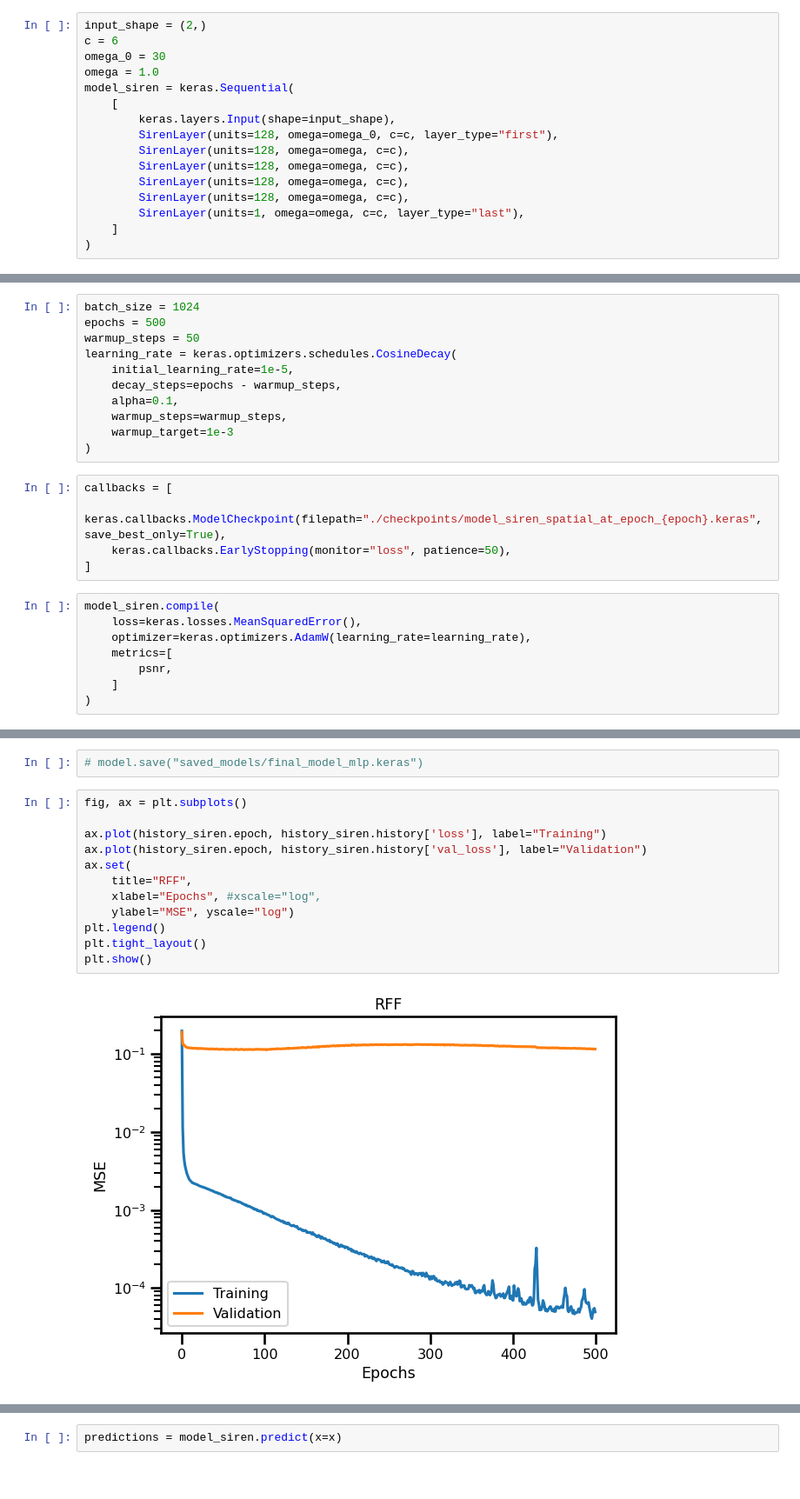
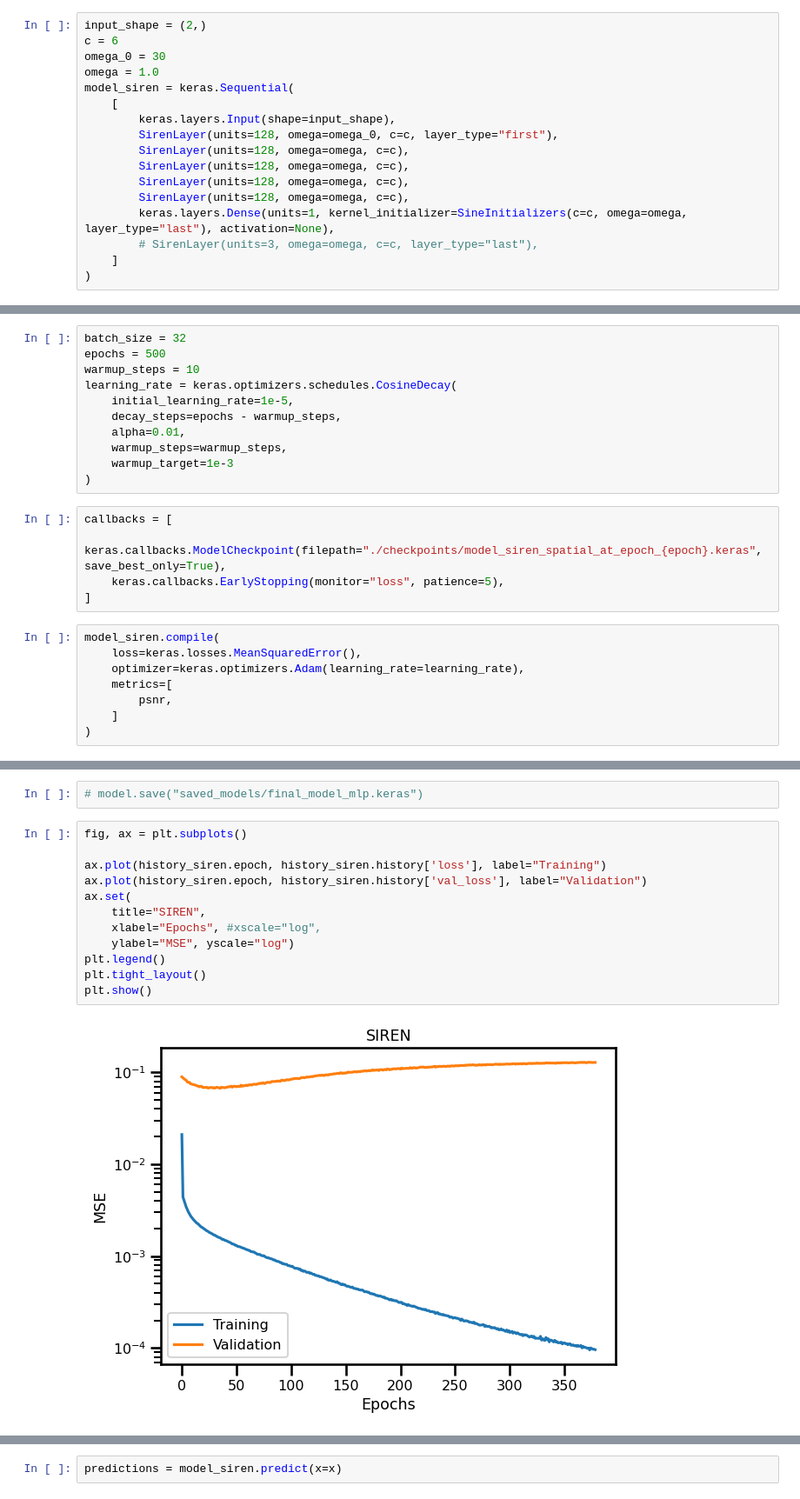
Before and after one commit to jejjohnson/nerf4ssh, a Jupyter notebook: content/tutorials/1.2_spatial.ipynb, the cells around one changed output, grey strips where cells are left out. Shown at 87% size. Saved outputs shown, nothing was run; the diff lists cells and outputs as text.

```diff
--- a/content/tutorials/1.2_spatial.ipynb
+++ b/content/tutorials/1.2_spatial.ipynb
@@ -506,32 +509,33 @@ model_siren = keras.Sequential(
         SirenLayer(units=128, omega=omega, c=c),
         SirenLayer(units=128, omega=omega, c=c),
         SirenLayer(units=128, omega=omega, c=c),
-        SirenLayer(units=1, omega=omega, c=c, layer_type="last"),
+        keras.layers.Dense(units=1, kernel_initializer=SineInitializers(c=c, omega=omega, layer_type="last"), activation=None),
+        # SirenLayer(units=3, omega=omega, c=c, layer_type="last"),
     ]
 )
 # %%
 # model.save("saved_models/final_model_mlp_.keras", )
 # model = keras.saving.load_model("saved_models/final_model_mlp.keras")
 # %%
-batch_size = 1024
+batch_size = 32
 epochs = 500
-warmup_steps = 50
+warmup_steps = 10
 learning_rate = keras.optimizers.schedules.CosineDecay(
     initial_learning_rate=1e-5,
     decay_steps=epochs - warmup_steps,
-    alpha=0.1,
+    alpha=0.01,
     warmup_steps=warmup_steps,
     warmup_target=1e-3
 )
 # %%
 callbacks = [
     keras.callbacks.ModelCheckpoint(filepath="./checkpoints/model_siren_spatial_at_epoch_{epoch}.keras", save_best_only=True),
-    keras.callbacks.EarlyStopping(monitor="loss", patience=50),
+    keras.callbacks.EarlyStopping(monitor="loss", patience=5),
 ]
 # %%
 model_siren.compile(
     loss=keras.losses.MeanSquaredError(),
-    optimizer=keras.optimizers.AdamW(learning_rate=learning_rate),
+    optimizer=keras.optimizers.Adam(learning_rate=learning_rate),
     metrics=[
         psnr,
     ]
@@ -568,17 +572,17 @@ Epoch 325/500
 # %%
 fig, ax = plt.subplots()
 
 ax.plot(history_siren.epoch, history_siren.history['loss'], label="Training")
 ax.plot(history_siren.epoch, history_siren.history['val_loss'], label="Validation")
 ax.set(
-    title="RFF",
+    title="SIREN",
     xlabel="Epochs", #xscale="log",
     ylabel="MSE", yscale="log")
 plt.legend()
 plt.tight_layout()
 plt.show()
 # %% [output]
-[figure, old version]
+[figure, new version]
 # %%
 score = model_siren.evaluate(x=x, y=y, verbose=1)
 # %% [output]
```
Also changed, not shown: parts of 27 cells of this notebook, 10 other files.
